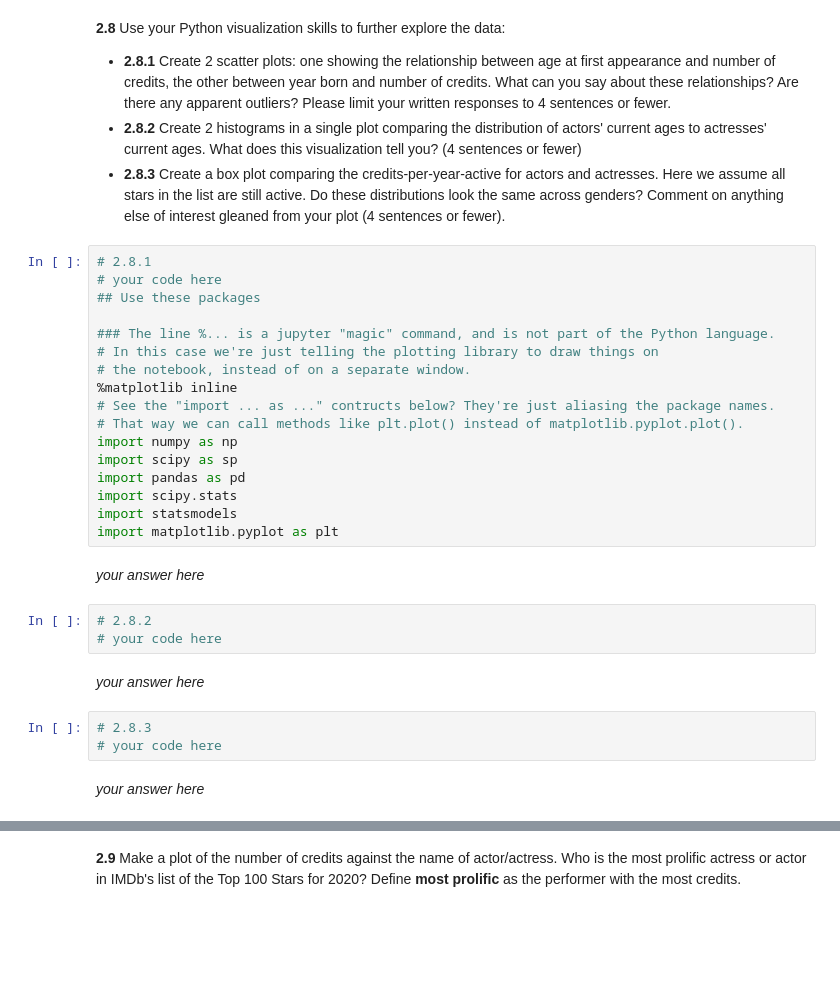
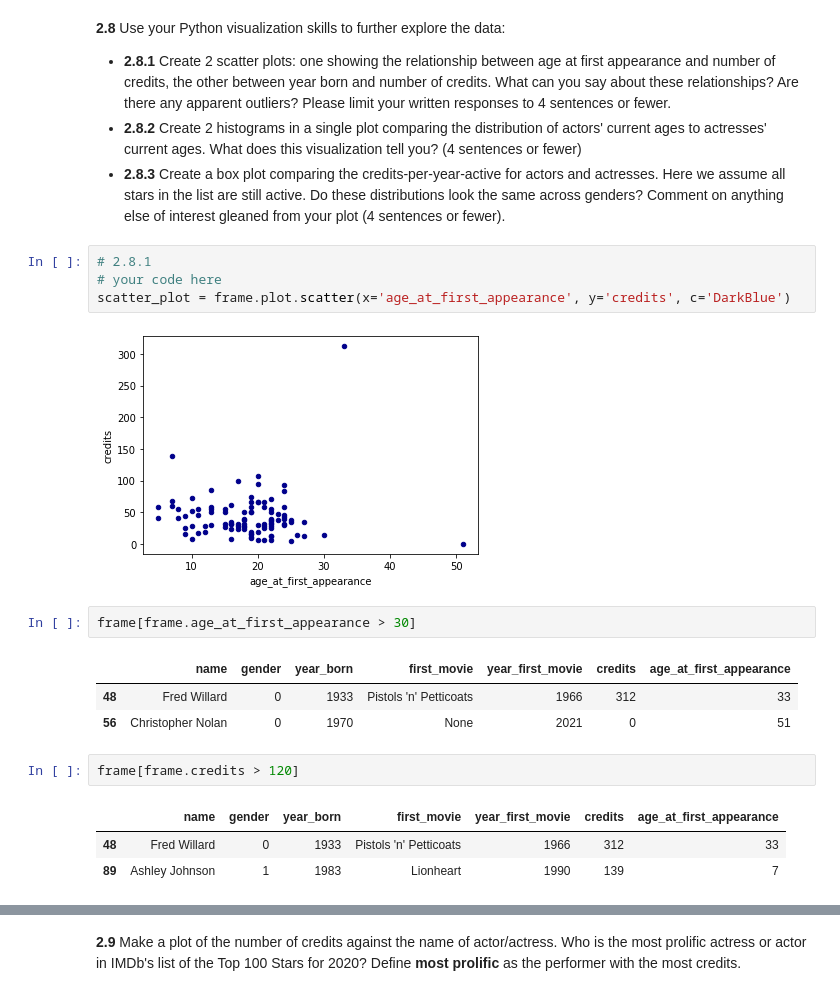
Before and after one commit to CreditPy/2021-s109a, a Jupyter notebook: cs_s109a_hw1/cs_s109a_hw1_sunil.ipynb, the cells around one changed output, grey strips where cells are left out. Cells and saved outputs as stored; diff of their text form; blank space fills up the shorter version.

```diff
--- a/cs_s109a_hw1/cs_s109a_hw1_sunil.ipynb
+++ b/cs_s109a_hw1/cs_s109a_hw1_sunil.ipynb
@@ -689,32 +679,21 @@ frame[ frame.year_first_movie < (frame.year_born + 12)]['age_at_first_appearance
 - **2.8.1** Create 2 scatter plots: one showing the relationship between age at first appearance and number of credits, the other between year born and number of credits. What can you say about these relationships? Are there any apparent outliers? Please limit your written responses to 4 sentences or fewer.
 - **2.8.2** Create 2 histograms in a single plot comparing the distribution of actors' current ages to actresses' current ages. What does this visualization tell you? (4 sentences or fewer)
 - **2.8.3** Create a box plot comparing the credits-per-year-active for actors and actresses. Here we assume all stars in the list are still active. Do these distributions look the same across genders? Comment on anything else of interest gleaned from your plot (4 sentences or fewer).
-# %%
-# 2.8.1
-# your code here
-## Use these packages
-
-### The line %... is a jupyter "magic" command, and is not part of the Python language.
-# In this case we're just telling the plotting library to draw things on
-# the notebook, instead of on a separate window.
-%matplotlib inline
-# See the "import ... as ..." contructs below? They're just aliasing the package names.
-# That way we can call methods like plt.plot() instead of matplotlib.pyplot.plot().
-import numpy as np
-import scipy as sp
-import pandas as pd
-import scipy.stats
-import statsmodels
-import matplotlib.pyplot as plt
-# %% [markdown]
-*your answer here*
 # %%
-# 2.8.2
+# 2.8.1
 # your code here
+scatter_plot = frame.plot.scatter(x='age_at_first_appearance', y='credits', c='DarkBlue')
+# %% [output]
+[figure, added]
-# %% [markdown]
-*your answer here*
-# %%
-# 2.8.3
-# your code here
-# %% [markdown]
-*your answer here*
+# %%
+frame[frame.age_at_first_appearance > 30]
+# %% [output]
+|  | name | gender | year_born | first_movie | year_first_movie | credits | age_at_first_appearance |
+| 48 | Fred Willard | 0 | 1933 | Pistols 'n' Petticoats | 1966 | 312 | 33 |
+| 56 | Christopher Nolan | 0 | 1970 | None | 2021 | 0 | 51 |
+# %%
+frame[frame.credits > 120]
+# %% [output]
+|  | name | gender | year_born | first_movie | year_first_movie | credits | age_at_first_appearance |
+| 48 | Fred Willard | 0 | 1933 | Pistols 'n' Petticoats | 1966 | 312 | 33 |
+| 89 | Ashley Johnson | 1 | 1983 | Lionheart | 1990 | 139 | 7 |
```
Also changed, not shown: parts of 23 cells of this notebook.
